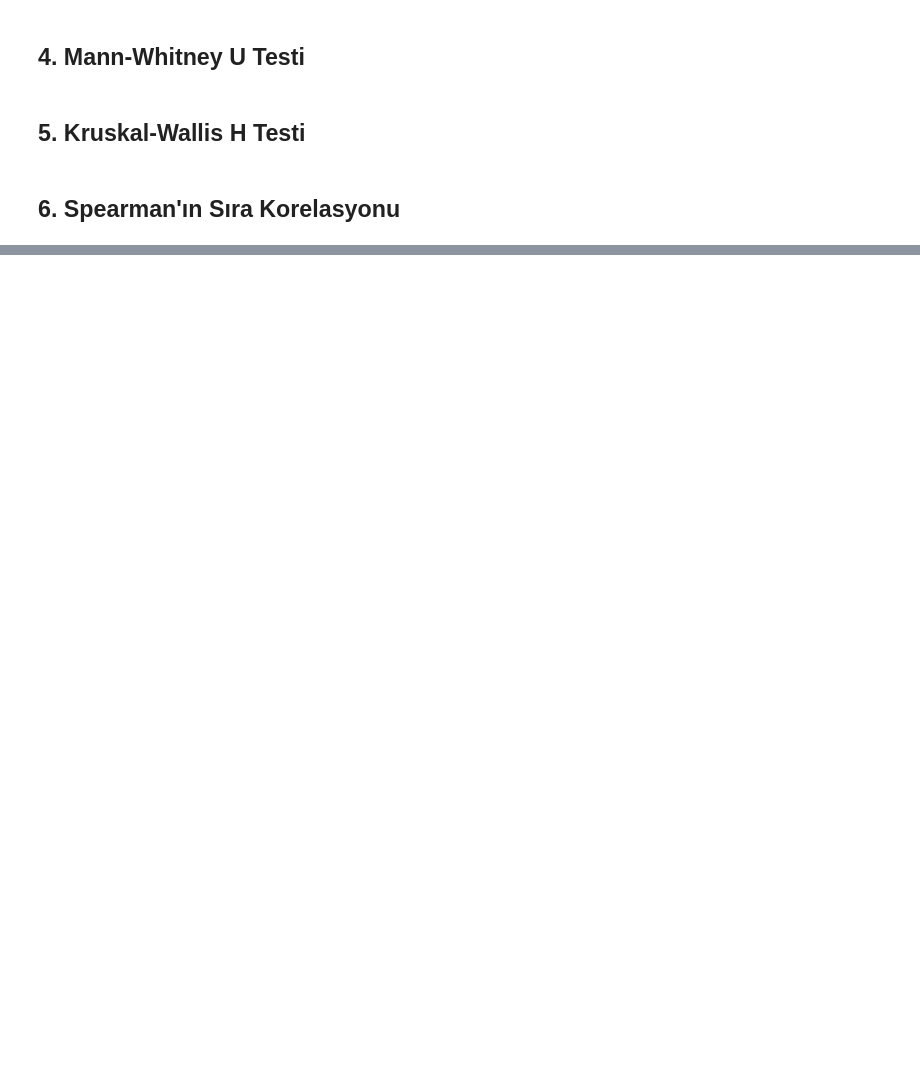
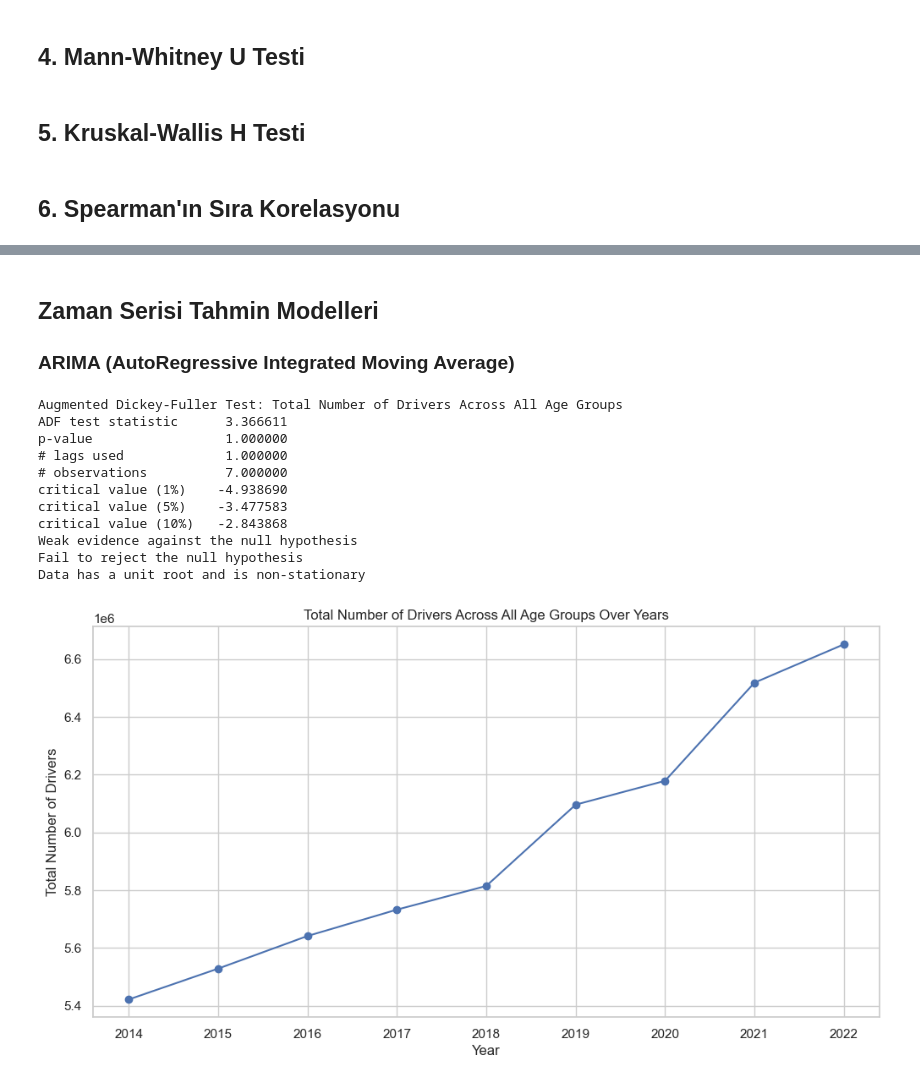
Before and after one commit to TunahanINCE/Current-Driving-Licences, a Jupyter notebook: Current_Driving_Licences.ipynb, the cells around one changed output, grey strips where cells are left out. Saved outputs shown, nothing was run; the diff lists cells and outputs as text; code cells hidden in the pictures; blank space fills up the shorter version.

```diff
--- a/Current_Driving_Licences.ipynb
+++ b/Current_Driving_Licences.ipynb
@@ -1379,0 +1399,55 @@ spearman_correlation
+# %% [markdown]
+## Zaman Serisi Tahmin Modelleri
+### ARIMA (AutoRegressive Integrated Moving Average)
+# %%
+from statsmodels.tsa.stattools import adfuller
+import matplotlib.pyplot as plt
+
+# Function to perform Augmented Dickey-Fuller test
+def adf_test(series, title=''):
+    print(f'Augmented Dickey-Fuller Test: {title}')
+    result = adfuller(series.dropna(), autolag='AIC')  # dropna() handles differenced data
+    labels = ['ADF test statistic', 'p-value', '# lags used', '# observations']
+    out = pd.Series(result[0:4], index=labels)
+
+    for key, val in result[4].items():
+        out[f'critical value ({key})'] = val
+    print(out.to_string())  # .to_string() removes the line "dtype: float64"
+
+    if result[1] <= 0.05:
+        print("Strong evidence against the null hypothesis")
+        print("Reject the null hypothesis")
+        print("Data has no unit root and is stationary")
+    else:
+        print("Weak evidence against the null hypothesis")
+        print("Fail to reject the null hypothesis")
+        print("Data has a unit root and is non-stationary")
+    print("\n")
+
+# Aggregating the data by year to analyze the total number of drivers across all age groups
+df_yearly = df.groupby("Year")["Value"].sum()
+
+# Performing ADF test on the aggregated data
+adf_test(df_yearly, title='Total Number of Drivers Across All Age Groups')
+
+# Plotting the time series
+plt.figure(figsize=(12,6))
+plt.plot(df_yearly, marker='o')
+plt.title('Total Number of Drivers Across All Age Groups Over Years')
+plt.xlabel('Year')
+plt.ylabel('Total Number of Drivers')
+plt.grid(True)
+plt.show()
+# %% [output]
+Augmented Dickey-Fuller Test: Total Number of Drivers Across All Age Groups
+ADF test statistic      3.366611
+p-value                 1.000000
+# lags used             1.000000
+# observations          7.000000
+critical value (1%)    -4.938690
+critical value (5%)    -3.477583
+critical value (10%)   -2.843868
+Weak evidence against the null hypothesis
+Fail to reject the null hypothesis
+Data has a unit root and is non-stationary
+[figure, added]
```
Also changed, not shown: parts of 9 cells of this notebook.
